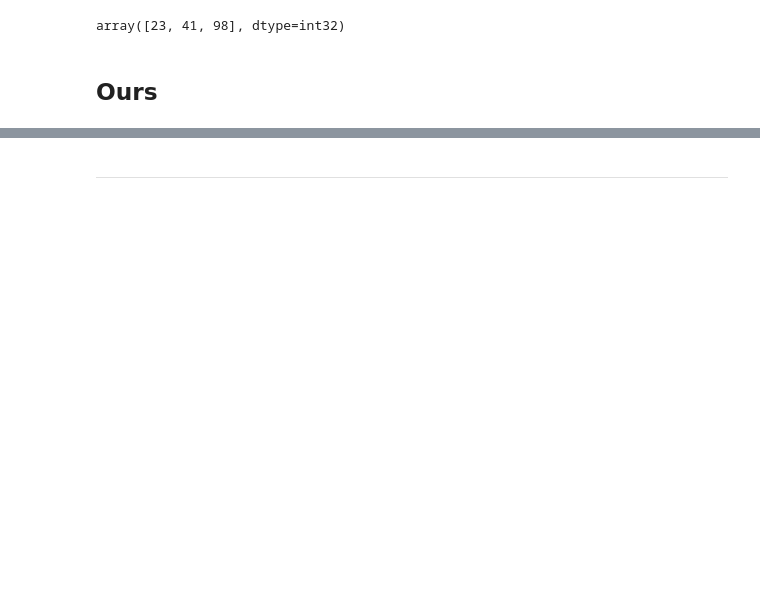
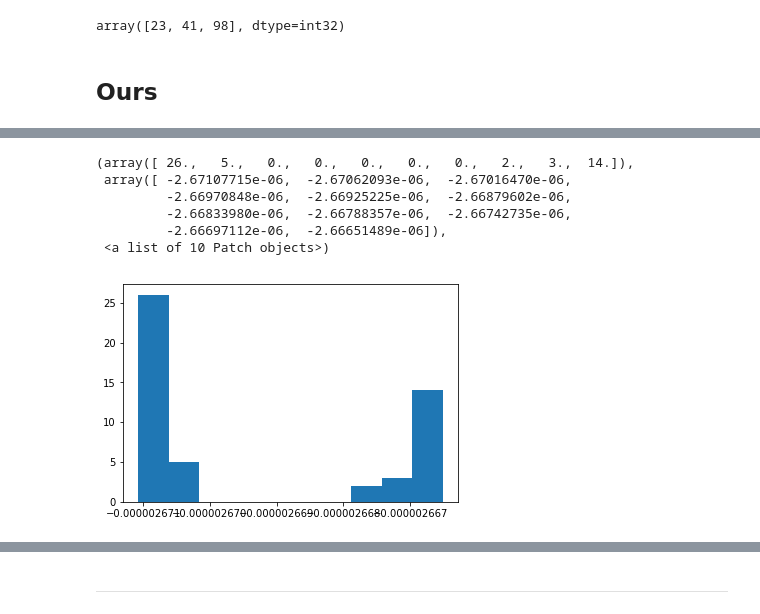
Before and after one commit to AVBelyy/sparse-multi-svm, a Jupyter notebook: Optimization.ipynb, the cells around one changed output, grey strips where cells are left out. Cells and saved outputs as stored; diff of their text form; code cells hidden in the pictures; blank space fills up the shorter version.

```diff
--- a/Optimization.ipynb
+++ b/Optimization.ipynb
@@ -165,0 +176,10 @@ array([0.64611892, 0.64612185, 0.64612267, 0.64611831, 0.64611888,
+# %%
+plt.hist(λ.toarray()[0][y > 0])
+# %% [output]
+(array([ 26.,   5.,   0.,   0.,   0.,   0.,   0.,   2.,   3.,  14.]),
+ array([ -2.67107715e-06,  -2.67062093e-06,  -2.67016470e-06,
+         -2.66970848e-06,  -2.66925225e-06,  -2.66879602e-06,
+         -2.66833980e-06,  -2.66788357e-06,  -2.66742735e-06,
+         -2.66697112e-06,  -2.66651489e-06]),
+ <a list of 10 Patch objects>)
+[figure, added]
```
Also changed, not shown: parts of 8 cells of this notebook.
